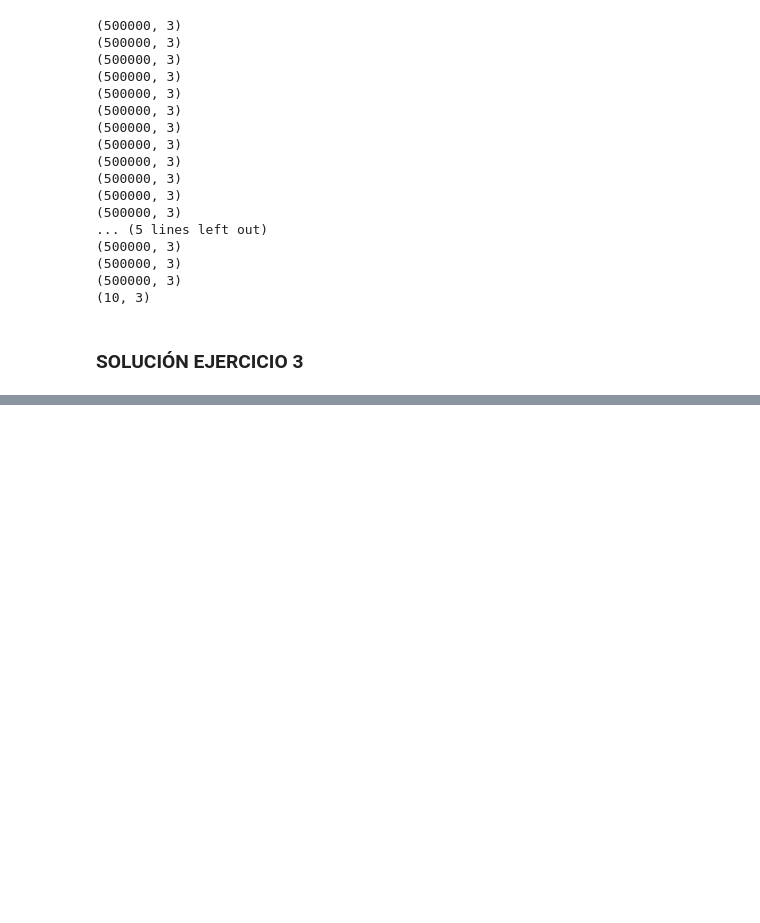
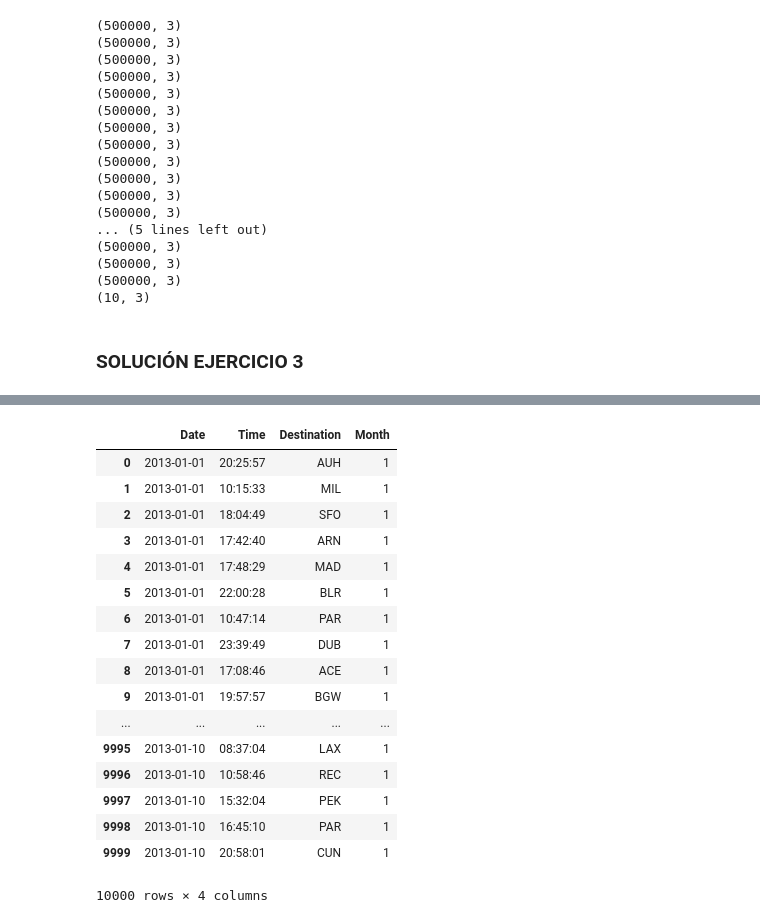
Before and after one commit to jesusparedes/DataScienceChallenge, a Jupyter notebook: SOLUCION_CHALLENGE.ipynb, the cells around one changed output, grey strips where cells are left out. Cells and saved outputs as stored; diff of their text form; code cells hidden in the pictures; blank space fills up the shorter version.

```diff
--- a/SOLUCION_CHALLENGE.ipynb
+++ b/SOLUCION_CHALLENGE.ipynb
@@ -372,0 +355,23 @@ searches.groupby(['Country','Destination']).count()
+# %%
+# He separado el mes de la fecha completa
+searches["Month"] = pd.DatetimeIndex(searches["Date"]).month
+searches
+# %% [output]
+|  | Date | Time | Destination | Month |
+| 0 | 2013-01-01 | 20:25:57 | AUH | 1 |
+| 1 | 2013-01-01 | 10:15:33 | MIL | 1 |
+| 2 | 2013-01-01 | 18:04:49 | SFO | 1 |
+| 3 | 2013-01-01 | 17:42:40 | ARN | 1 |
+| 4 | 2013-01-01 | 17:48:29 | MAD | 1 |
+| 5 | 2013-01-01 | 22:00:28 | BLR | 1 |
+| 6 | 2013-01-01 | 10:47:14 | PAR | 1 |
+| 7 | 2013-01-01 | 23:39:49 | DUB | 1 |
+| 8 | 2013-01-01 | 17:08:46 | ACE | 1 |
+| 9 | 2013-01-01 | 19:57:57 | BGW | 1 |
+| ... | ... | ... | ... | ... |
+| 9995 | 2013-01-10 | 08:37:04 | LAX | 1 |
+| 9996 | 2013-01-10 | 10:58:46 | REC | 1 |
+| 9997 | 2013-01-10 | 15:32:04 | PEK | 1 |
+| 9998 | 2013-01-10 | 16:45:10 | PAR | 1 |
+| 9999 | 2013-01-10 | 20:58:01 | CUN | 1 |
+10000 rows × 4 columns
```
Also changed, not shown: parts of 10 cells of this notebook.
